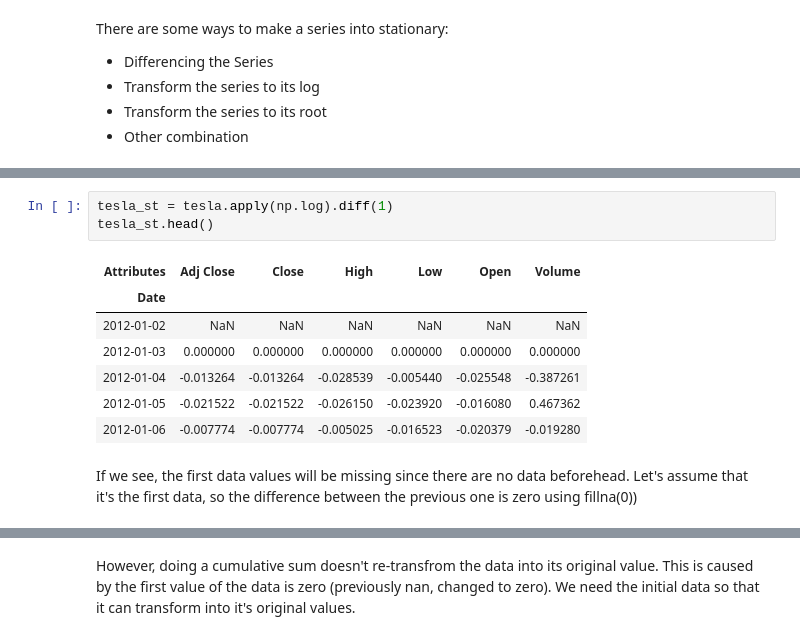
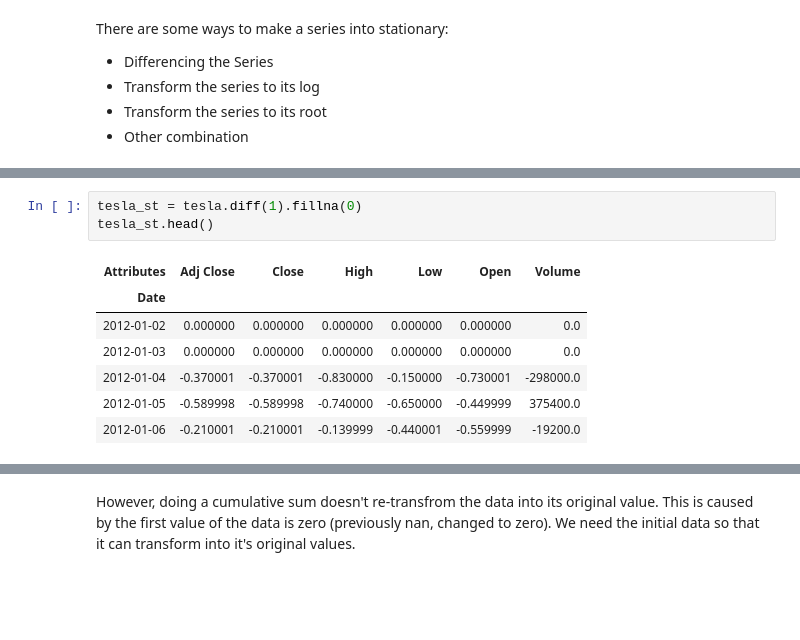
Before and after one commit to iqbalbasyar/time-series-analysis-with-python, a Jupyter notebook: Timeseries Analysis.ipynb, the cells around one changed output, grey strips where cells are left out. Saved outputs shown, nothing was run; the diff lists cells and outputs as text; blank space fills up the shorter version.

```diff
--- a/Timeseries Analysis.ipynb
+++ b/Timeseries Analysis.ipynb
@@ -204,13 +227,11 @@ since our data is additive, let's try to difference it using `.diff` method.
 # %%
-tesla_st = tesla.apply(np.log).diff(1)
+tesla_st = tesla.diff(1).fillna(0)
 tesla_st.head()
 # %% [output]
 | Attributes | Adj Close | Close | High | Low | Open | Volume |
 | Date |  |  |  |  |  |  |
-| 2012-01-02 | NaN | NaN | NaN | NaN | NaN | NaN |
-| 2012-01-03 | 0.000000 | 0.000000 | 0.000000 | 0.000000 | 0.000000 | 0.000000 |
-| 2012-01-04 | -0.013264 | -0.013264 | -0.028539 | -0.005440 | -0.025548 | -0.387261 |
-| 2012-01-05 | -0.021522 | -0.021522 | -0.026150 | -0.023920 | -0.016080 | 0.467362 |
-| 2012-01-06 | -0.007774 | -0.007774 | -0.005025 | -0.016523 | -0.020379 | -0.019280 |
+| 2012-01-02 | 0.000000 | 0.000000 | 0.000000 | 0.000000 | 0.000000 | 0.0 |
+| 2012-01-03 | 0.000000 | 0.000000 | 0.000000 | 0.000000 | 0.000000 | 0.0 |
+| 2012-01-04 | -0.370001 | -0.370001 | -0.830000 | -0.150000 | -0.730001 | -298000.0 |
+| 2012-01-05 | -0.589998 | -0.589998 | -0.740000 | -0.650000 | -0.449999 | 375400.0 |
+| 2012-01-06 | -0.210001 | -0.210001 | -0.139999 | -0.440001 | -0.559999 | -19200.0 |
-# %% [markdown]
-If we see, the first data values will be missing since there are no data beforehead. Let's assume that it's the first data, so the difference between the previous one is zero using fillna(0))
```
Also changed, not shown: parts of 62 cells of this notebook.
